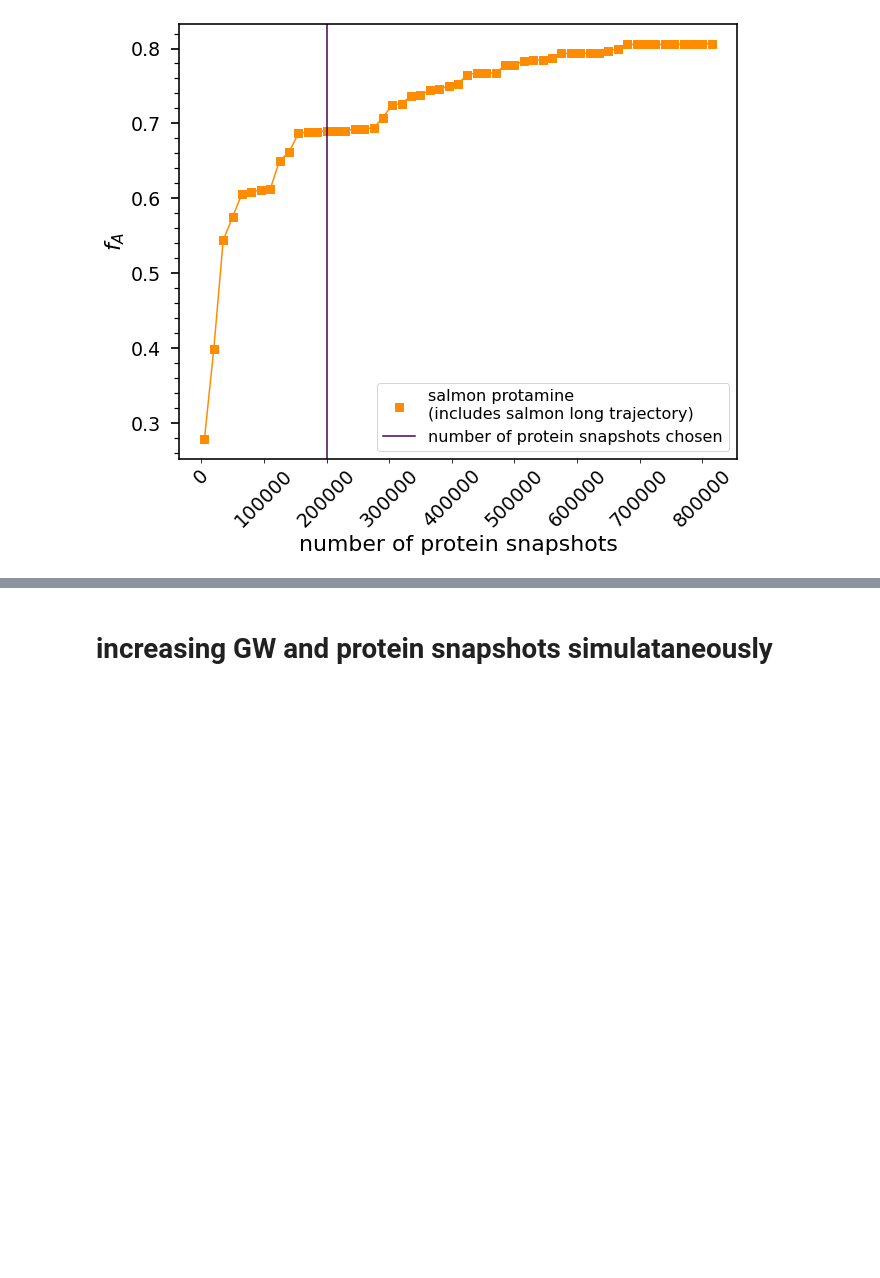
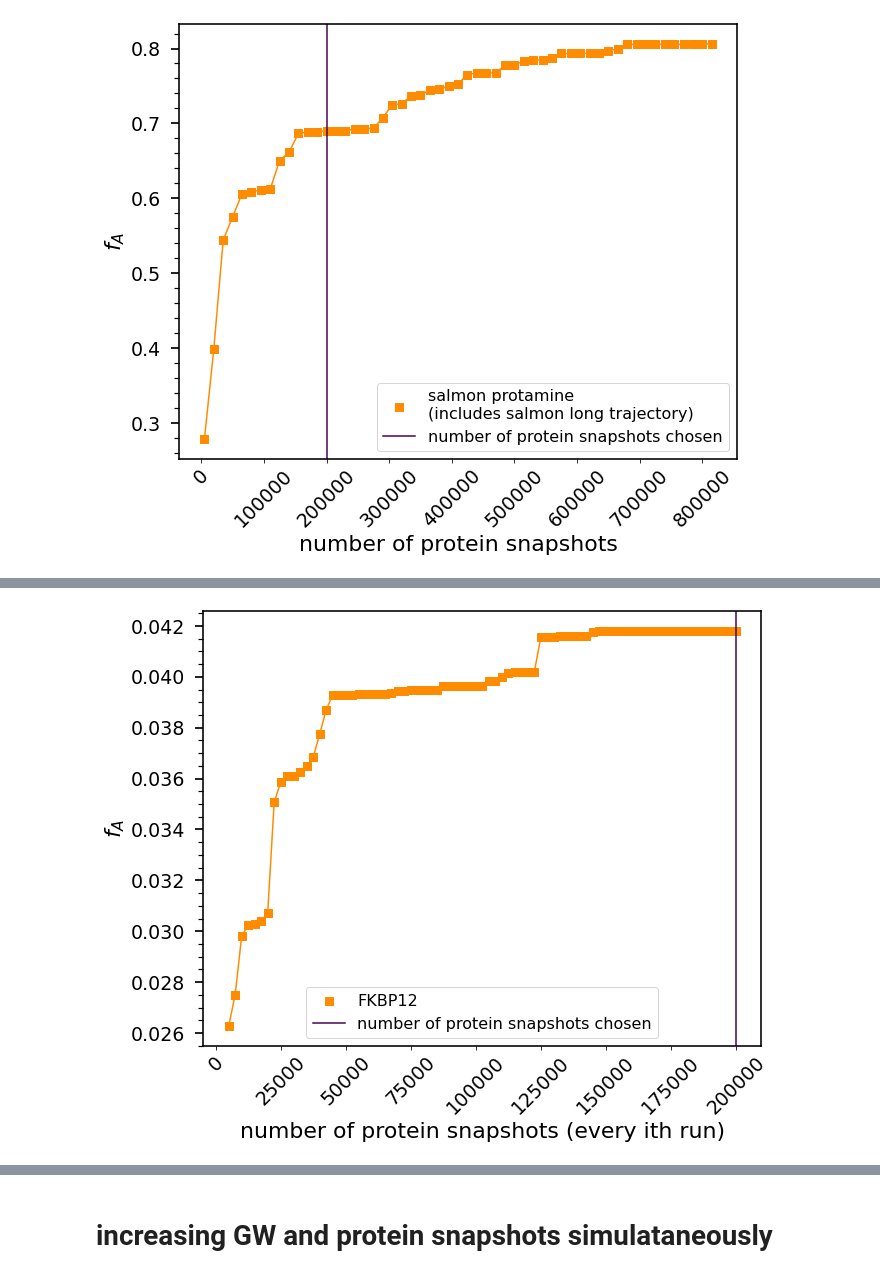
Before and after one commit to hshadman/disordered_protein_polymer_chain_theory, a Jupyter notebook: summary_SAW_RW/Jesse_definition_new_fA_3rd(2ndJupyter).ipynb, the cells around one changed output, grey strips where cells are left out. Saved outputs shown, nothing was run; the diff lists cells and outputs as text; code cells hidden in the pictures; blank space fills up the shorter version.

```diff
--- a/summary_SAW_RW/Jesse_definition_new_fA_3rd(2ndJupyter).ipynb
+++ b/summary_SAW_RW/Jesse_definition_new_fA_3rd(2ndJupyter).ipynb
@@ -5855,35 +5950,37 @@ ax.scatter(protein_snaps,
 
 ax.plot(protein_snaps,
         fA_value_3rd_protein,
         color='darkorange')
 
 #x=protein_snaps#+[2000000,2500000,3000000,4000000]
 #ax.plot(x, target_func(x, *popt), 'r-')
 
 
 
 plt.setp(ax.get_xticklabels(),fontsize=19,rotation=45)
 plt.setp(ax.get_yticklabels(),fontsize=19)
 ax.set_xlabel('number of protein snapshots (every ith run)',fontsize=22)
 ax.set_ylabel('$f_A$',fontsize=22)
 color_list = iter(cm.viridis(np.linspace(0, 1, GW_equil_chain_rg_ree.chain_length.unique().shape[0])))
 ax.axvline(x=200000,ymin=0,ymax=1,linewidth=1.5,color=next(color_list),label='number of protein snapshots chosen')
 #ax.text(0.2,0.5,'both protein & GW have 180000 snapshots',
 #                  transform=ax.transAxes,fontsize=18,color='black')
 
 #ax.set_ylim(-0.05,1)
 for i in ['top', 'left', 'right', 'bottom']:
     ax.spines[i].set_linewidth(1.6)
 
 ax.minorticks_on()
 ax.tick_params(axis='y', which='major', labelsize=19, width = 1.7, size = 8,pad=10)
 ax.tick_params(axis='y', which='minor', width = 1.2, size = 5)
 ax.tick_params(axis='x', which='minor',bottom=False)
-ax.legend(fontsize=13)
+ax.legend(fontsize=16)
 #ax.set_xscale('log')
 #ax.set_yscale('log')
 
-plt.savefig('supplemental_alogorithm_figures/FKBP12_vary_protein.png', dpi = 1000, bbox_inches='tight')
+plt.savefig('supplemental_algorithm_figures/FKBP12_vary_protein.png', dpi = 1000, bbox_inches='tight')
+# %% [output]
+[figure, added]
 # %%
 protein_snaps=[]
 fA_value_3rd_protein=[]
```
Also changed, not shown: parts of 12 cells of this notebook.
